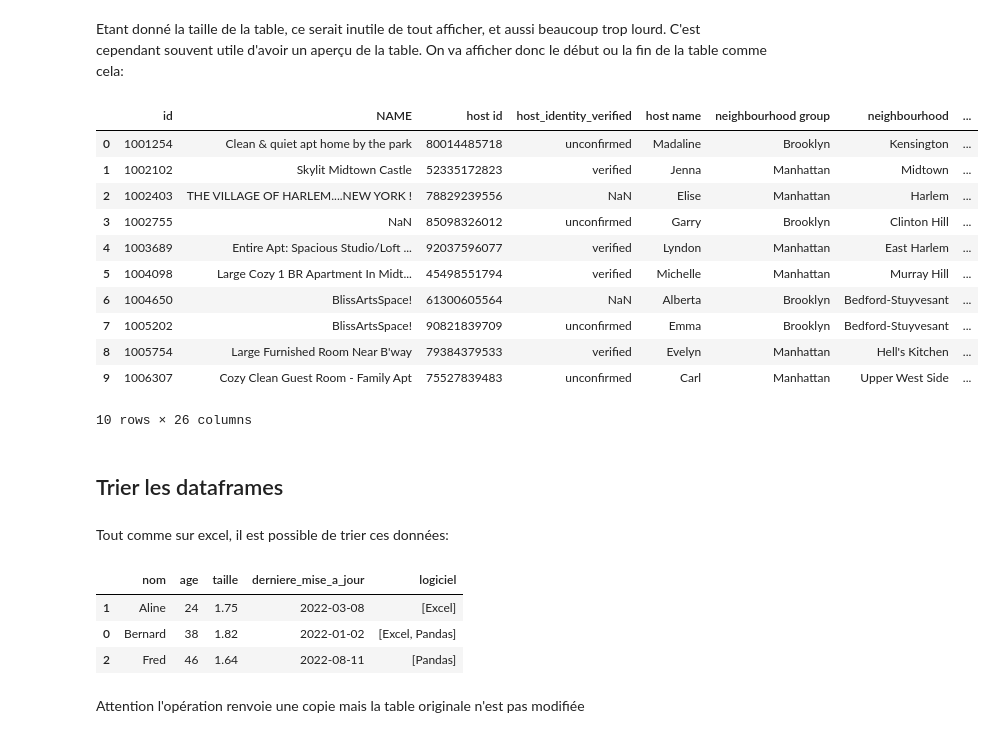
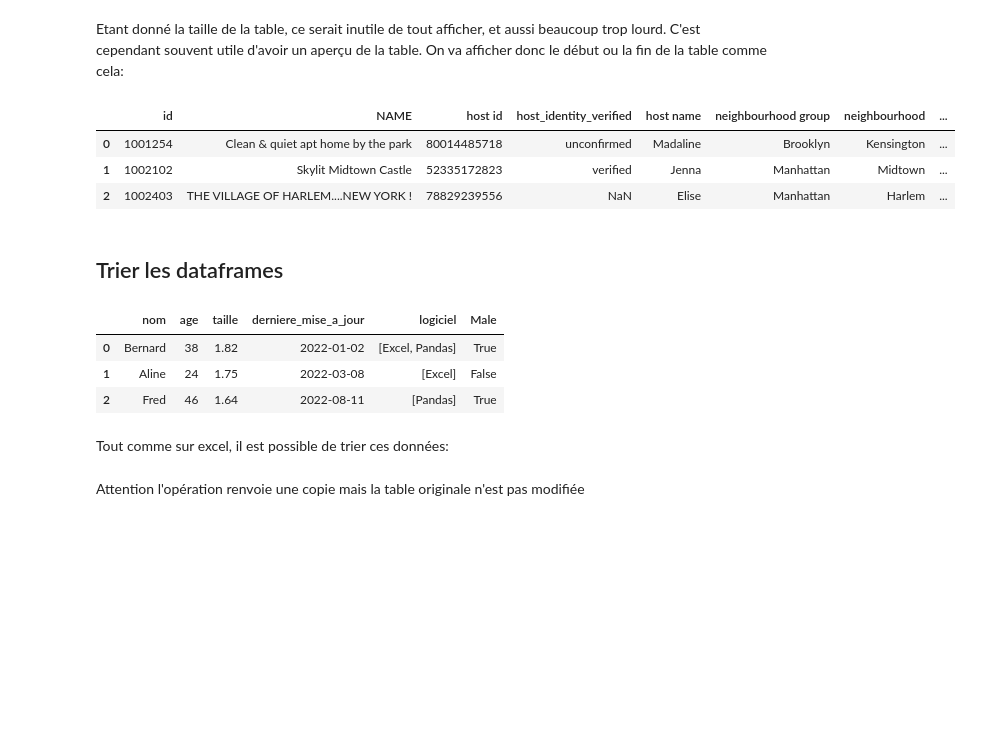
Before and after one commit to DonzerHD/Pandas-Env-Visuel, a Jupyter notebook: Pandas/Pandas.ipynb, the cells around one changed output. Saved outputs shown, nothing was run; the diff lists cells and outputs as text; code cells hidden in the pictures; blank space fills up the shorter version.

Commit message:
ajout trie airbnb

```diff
--- a/Pandas/Pandas.ipynb
+++ b/Pandas/Pandas.ipynb
@@ -76,7 +100,7 @@ Quand ces règles sont respectées, l'import est aussi simple que cela:
 ## Importer un dataframe
 # %%
 # On utilise la fonction read_csv et on indique le chemin relatif
-df_air_bnb = pd.read_csv("data/Airbnb_Open_Data.csv")
+df_air_bnb = pd.read_csv("Airbnb_Open_Data.csv")
 # %% [markdown]
 Cependant si on regarde la [documentation](https://pandas.pydata.org/docs/user_guide/io.html), on voit que:
 - On peut importer depuis une multitude de format: text, excel, json, xml, sql....
@@ -117,32 +161,27 @@ dtype: object
 # %% [markdown]
 Etant donné la taille de la table, ce serait inutile de tout afficher, et aussi beaucoup trop lourd. C'est cependant souvent utile d'avoir un aperçu de la table. On va afficher donc le début ou la fin de la table comme cela:
 # %%
+pd.set_option('display.max_columns', None) # On affiche toutes les colonnes
 # On affiche les 10 premières lignes
-df_air_bnb.head(10)
+df_air_bnb.head(3)
 # %% [output]
 |  | id | NAME | host id | host_identity_verified | host name | neighbourhood group | neighbourhood | ... |
 | 0 | 1001254 | Clean & quiet apt home by the park | 80014485718 | unconfirmed | Madaline | Brooklyn | Kensington | ... |
 | 1 | 1002102 | Skylit Midtown Castle | 52335172823 | verified | Jenna | Manhattan | Midtown | ... |
 | 2 | 1002403 | THE VILLAGE OF HARLEM....NEW YORK ! | 78829239556 | NaN | Elise | Manhattan | Harlem | ... |
-| 3 | 1002755 | NaN | 85098326012 | unconfirmed | Garry | Brooklyn | Clinton Hill | ... |
-| 4 | 1003689 | Entire Apt: Spacious Studio/Loft ... | 92037596077 | verified | Lyndon | Manhattan | East Harlem | ... |
-| 5 | 1004098 | Large Cozy 1 BR Apartment In Midt... | 45498551794 | verified | Michelle | Manhattan | Murray Hill | ... |
-| 6 | 1004650 | BlissArtsSpace! | 61300605564 | NaN | Alberta | Brooklyn | Bedford-Stuyvesant | ... |
-| 7 | 1005202 | BlissArtsSpace! | 90821839709 | unconfirmed | Emma | Brooklyn | Bedford-Stuyvesant | ... |
-| 8 | 1005754 | Large Furnished Room Near B'way | 79384379533 | verified | Evelyn | Manhattan | Hell's Kitchen | ... |
-| 9 | 1006307 | Cozy Clean Guest Room - Family Apt | 75527839483 | unconfirmed | Carl | Manhattan | Upper West Side | ... |
-10 rows × 26 columns
 # %% [markdown]
 ## Trier les dataframes
+# %%
+df #base df
+# %% [output]
+|  | nom | age | taille | derniere_mise_a_jour | logiciel | Male |
+| 0 | Bernard | 38 | 1.82 | 2022-01-02 | [Excel, Pandas] | True |
+| 1 | Aline | 24 | 1.75 | 2022-03-08 | [Excel] | False |
+| 2 | Fred | 46 | 1.64 | 2022-08-11 | [Pandas] | True |
 # %% [markdown]
 Tout comme sur excel, il est possible de trier ces données:
 # %%
-df.sort_values(by="age")
+df.sort_values(by="age", inplace=True)    #trier par age
-# %% [output]
-|  | nom | age | taille | derniere_mise_a_jour | logiciel |
-| 1 | Aline | 24 | 1.75 | 2022-03-08 | [Excel] |
-| 0 | Bernard | 38 | 1.82 | 2022-01-02 | [Excel, Pandas] |
-| 2 | Fred | 46 | 1.64 | 2022-08-11 | [Pandas] |
 # %% [markdown]
 Attention l'opération renvoie une copie mais la table originale n'est pas modifiée
 # %%
```
Also changed, not shown: parts of 35 cells of this notebook.
